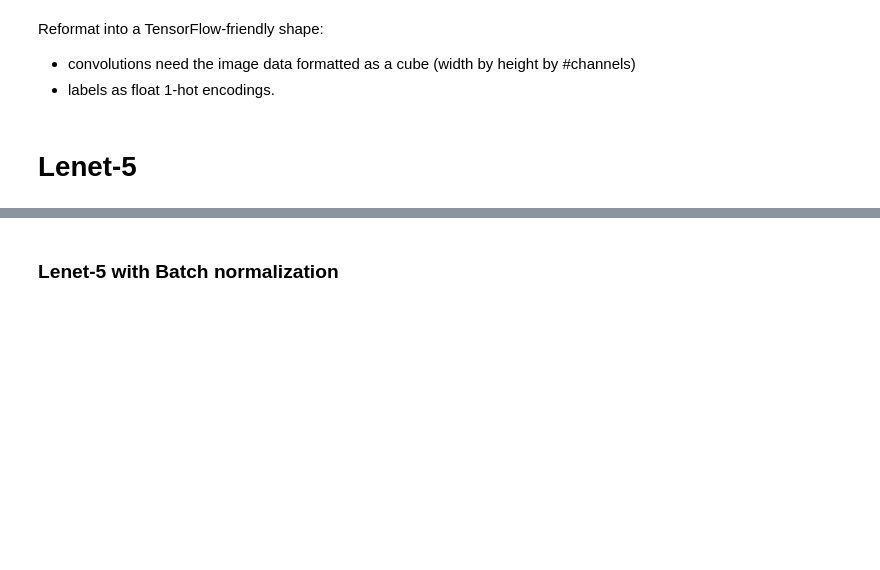
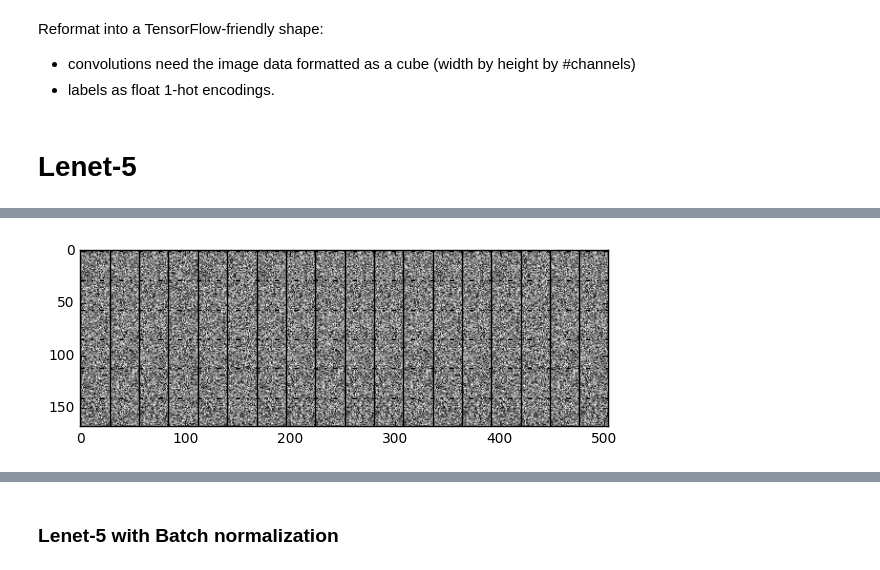
Before and after one commit to mabelvj/the-marinexplore-and-cornell-university-whale-detection-challenge, a Jupyter notebook: main_conv_step3.ipynb, the cells around one changed output, grey strips where cells are left out. Drawn from its saved outputs; the diff is of its cells as text; code cells hidden in the pictures; blank space fills up the shorter version.

```diff
--- a/main_conv_step3.ipynb
+++ b/main_conv_step3.ipynb
@@ -577,0 +707,17 @@ plt.show()
+# %%
+im_total = None
+for i, im in enumerate(l.layer1_activation):
+    if i ==0:
+        im_total = np.array(im[np.random.choice(range(batch_size_array)),:,:,:].reshape((im.shape[1]*im.shape[3],im.shape[2])))
+    else:
+        im_total = np.concatenate((im_total, np.array(im[np.random.choice(range(batch_size_array)),:,:,:].reshape((im.shape[1]*im.shape[3],im.shape[2])))), axis=1)
+# %%
+fig, ax = plt.subplots(1, 1, tight_layout=True, dpi=300)
+ax.imshow(im_total, cmap= "gray")
+# draw the grid
+for x in range(im_total.shape[0]/28):
+    ax.axhline(x*28, lw=1, color='k', zorder=1, linestyle= '-.')
+for x in range(im_total.shape[1]/28):
+    ax.axvline(x*28, lw=1, color='k', zorder=5)
+# %% [output]
+[figure, added]
```
Also changed, not shown: parts of 13 cells of this notebook.
